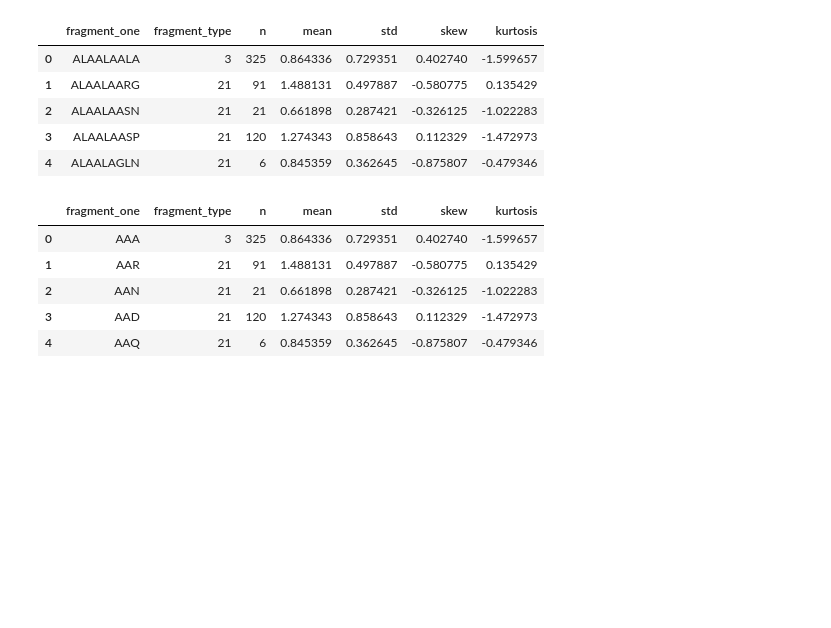
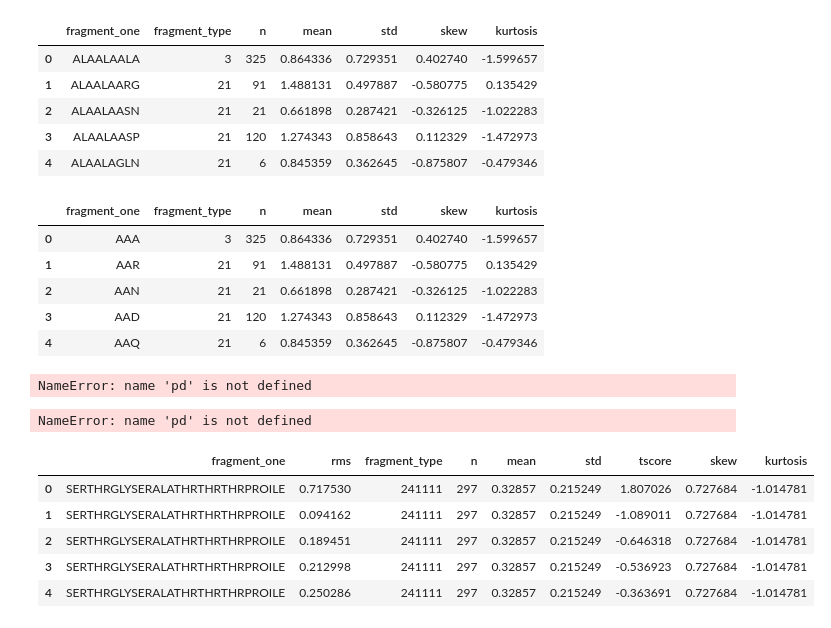
Before and after one commit to nsudhanva/psp, a Jupyter notebook: score_3.ipynb, the cells around one changed output. Saved outputs shown, nothing was run; the diff lists cells and outputs as text; code cells hidden in the pictures; blank space fills up the shorter version.

```diff
--- a/score_3.ipynb
+++ b/score_3.ipynb
@@ -117,3 +117,20 @@ df_final_clean.head()
 | 2 | AAN | 21 | 21 | 0.661898 | 0.287421 | -0.326125 | -1.022283 |
 | 3 | AAD | 21 | 120 | 1.274343 | 0.858643 | 0.112329 | -1.472973 |
 | 4 | AAQ | 21 | 6 | 0.845359 | 0.362645 | -0.875807 | -0.479346 |
+# %%
+data_10 = pd.read_csv('data_10-unfiltered.csv')
+# %% [output]
+NameError: name 'pd' is not defined
+# %%
+data_11 = pd.read_csv('data_11-unfiltered.csv')
+# %% [output]
+NameError: name 'pd' is not defined
+# %%
+data_10.head()
+# %% [output]
+|  | fragment_one | rms | fragment_type | n | mean | std | tscore | skew | kurtosis |
+| 0 | SERTHRGLYSERALATHRTHRTHRPROILE | 0.717530 | 241111 | 297 | 0.32857 | 0.215249 | 1.807026 | 0.727684 | -1.014781 |
+| 1 | SERTHRGLYSERALATHRTHRTHRPROILE | 0.094162 | 241111 | 297 | 0.32857 | 0.215249 | -1.089011 | 0.727684 | -1.014781 |
+| 2 | SERTHRGLYSERALATHRTHRTHRPROILE | 0.189451 | 241111 | 297 | 0.32857 | 0.215249 | -0.646318 | 0.727684 | -1.014781 |
+| 3 | SERTHRGLYSERALATHRTHRTHRPROILE | 0.212998 | 241111 | 297 | 0.32857 | 0.215249 | -0.536923 | 0.727684 | -1.014781 |
+| 4 | SERTHRGLYSERALATHRTHRTHRPROILE | 0.250286 | 241111 | 297 | 0.32857 | 0.215249 | -0.363691 | 0.727684 | -1.014781 |
```
Also changed, not shown: parts of 3 cells of this notebook, 5 other files.
